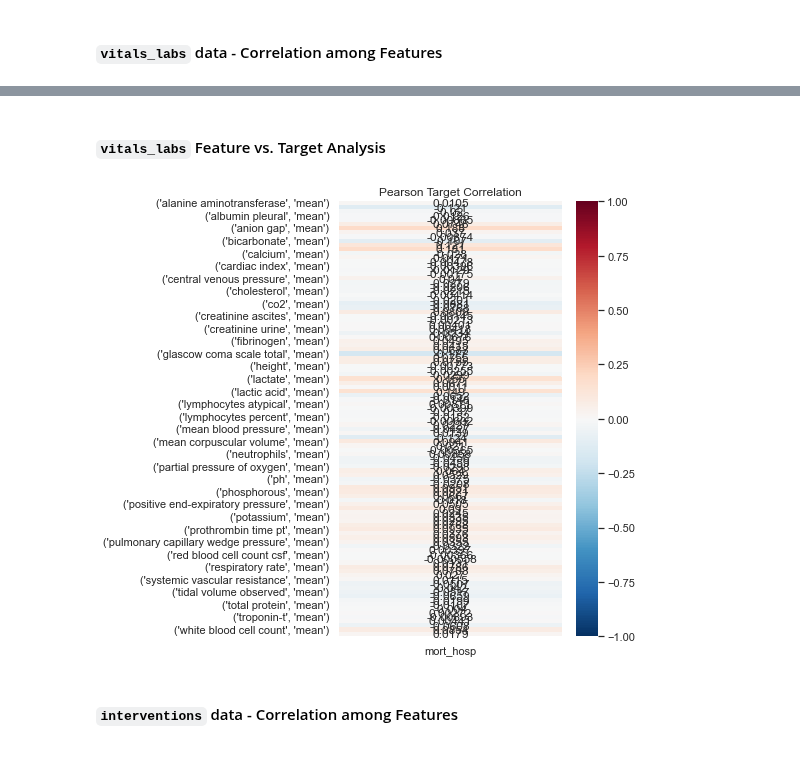
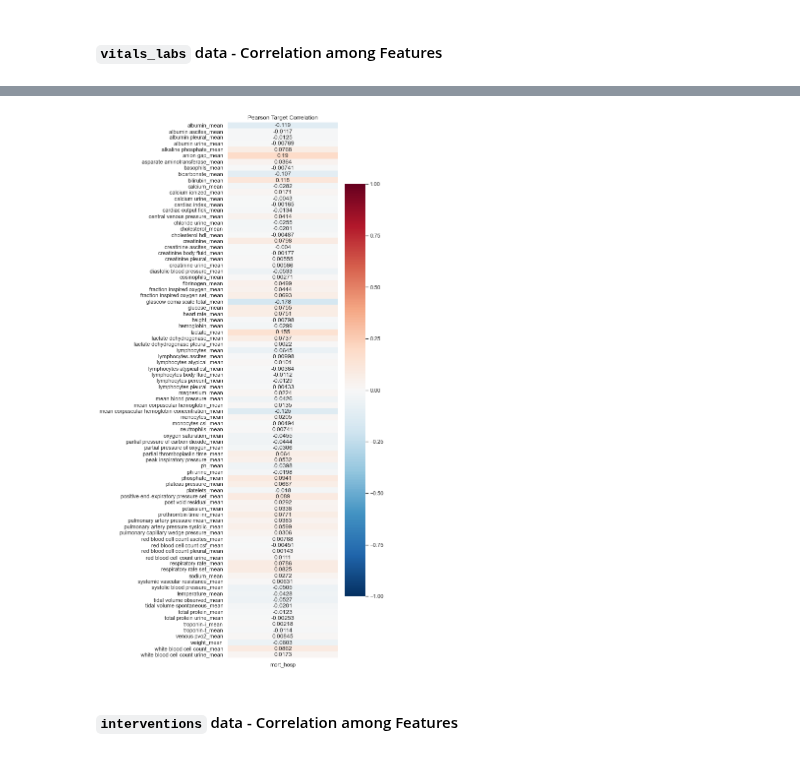
Before and after one commit to drama-404/FuzzyMedNet, a Jupyter notebook: notebooks/EDA.ipynb, the cells around one changed output, grey strips where cells are left out. Saved outputs shown, nothing was run; the diff lists cells and outputs as text; code cells hidden in the pictures.

Commit message:
created final feature and target matrices

```diff
--- a/notebooks/EDA.ipynb
+++ b/notebooks/EDA.ipynb
@@ -688,0 +834,13 @@ array([0.        , 0.        , 0.00766402, 0.00358784, 0.        ,
+# %%
+vitals_to_drop = ['alanine aminotransferase', 'co2', 'co2 (etco2, pco2, etc.)', 'blood urea nitrogen', 'cardiac output thermodilution', 'chloride', 'cholesterol ldl', 'hematocrit', 'red blood cell count', 'lactic acid', 'mean corpuscular volume', 'phosphorous', 'positive end-expiratory pressure', 'potassium serum', 'prothrombin time pt', 'tidal volume set']
+
+cols_to_drop = []
+for vital in vitals_to_drop:
+    cols_to_drop.append(f'{vital}_mask')
+    cols_to_drop.append(f'{vital}_mean')
+    cols_to_drop.append(f'{vital}_time_since_measured')
+# %%
+vitals_full_imputed.drop(columns=cols_to_drop,  inplace=True)
+vitals_train_std.drop(columns=cols_to_drop, inplace=True)
+vitals_dev_std.drop(columns=cols_to_drop, inplace=True)
+vitals_test_std.drop(columns=cols_to_drop, inplace=True)
@@ -689,6 +849,5 @@ array([0.        , 0.        , 0.00766402, 0.00358784, 0.        ,
+# %%
+cols_with_mean = [col for col in vitals_full_imputed.columns if col.endswith('_mean')]
+vitals_full_mean = vitals_full_imputed[cols_with_mean]
 # %%
 from utils.eda_functions import *
-# %%
-idx = pd.IndexSlice
-vitals_full_mean = vitals_full_imputed.loc[:, idx[:, ['mean']]]
-pearson_highly_correlated_pairs(vitals_full_mean, threshold=.5)
@@ -809,2 +853,0 @@ vitals_test_imputed.drop(columns=vitals_to_drop, level=0, inplace=True)
-# %% [markdown]
-#### `vitals_labs` Feature vs. Target Analysis
@@ -813,7 +854,7 @@ from utils.eda_functions import *
 # %%
-pearson_target_correlation(vitals_full_mean, Ys_full_imputed)
+pearson_target_correlation(vitals_full_mean, Ys_full_imputed, fig_size=(5, 20))
 # %% [output]
-[figure, old version]
+[figure, new version]
 # %% [markdown]
 #### `interventions` data - Correlation among Features
 # %%
```
Also changed, not shown: parts of 24 cells of this notebook, 6 other files.
